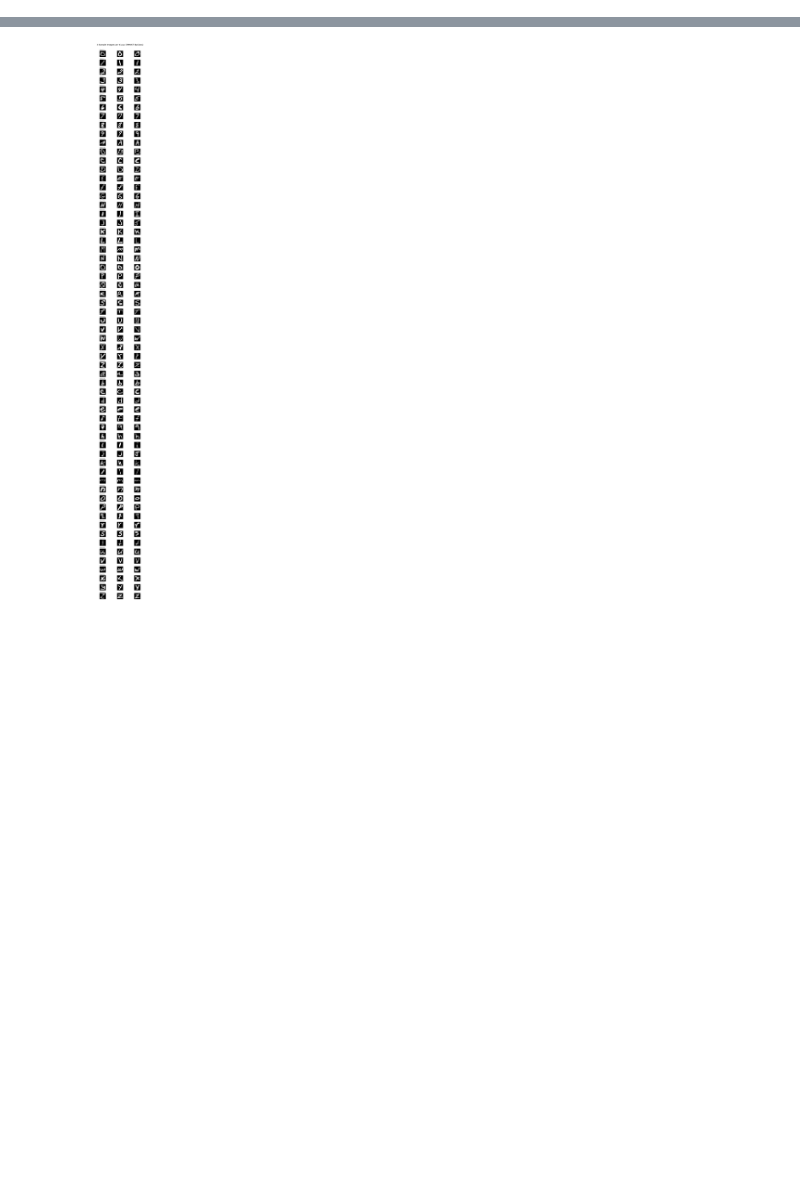
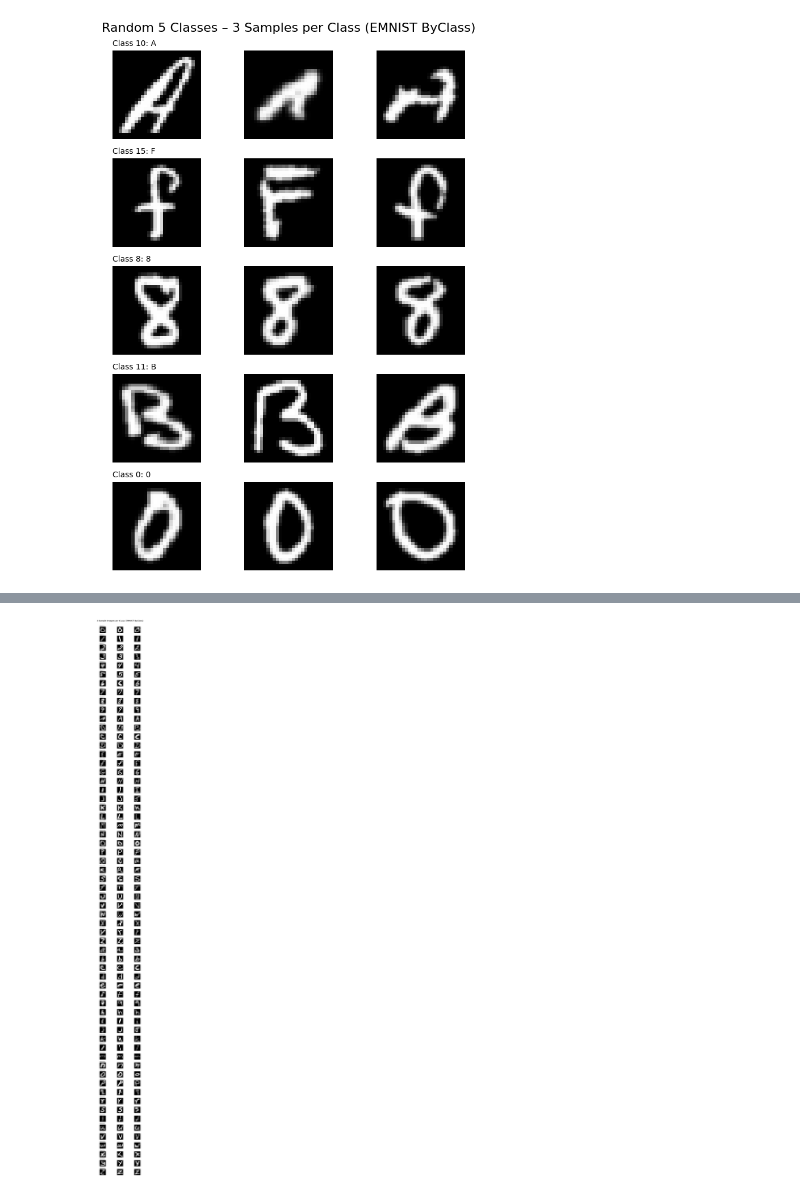
Before and after one commit to Minh1billion/emnist-byclass-regconition-image-processing-project, a Jupyter notebook: notebooks/01_eda.ipynb, the cells around one changed output, grey strips where cells are left out. Saved outputs shown, nothing was run; the diff lists cells and outputs as text; code cells hidden in the pictures; blank space fills up the shorter version.

```diff
--- a/notebooks/01_eda.ipynb
+++ b/notebooks/01_eda.ipynb
@@ -39,3 +39,50 @@ for i in range(26):
 # Lower letters
 for i in range(26):
     mapping[36 + i] = chr(97 + i)
+# %%
+import matplotlib.pyplot as plt
+import numpy as np
+
+num_random_classes = 5
+samples_per_class = 3
+
+# chọn ngẫu nhiên 5 class khác nhau
+random_classes = np.random.choice(
+    np.unique(train_labels),
+    size=num_random_classes,
+    replace=False
+)
+
+fig, axes = plt.subplots(
+    num_random_classes,
+    samples_per_class,
+    figsize=(samples_per_class * 2.5, num_random_classes * 2)
+)
+
+for i, c in enumerate(random_classes):
+    idx = np.where(train_labels == c)[0]
+
+    # chọn ngẫu nhiên 3 ảnh trong class đó
+    chosen = np.random.choice(idx, size=samples_per_class, replace=False)
+
+    for j in range(samples_per_class):
+        ax = axes[i, j]
+        ax.axis('off')
+        ax.imshow(train_images[chosen[j]], cmap='gray')
+
+        if j == 0:
+            ax.set_title(
+                f"Class {c}: {mapping[c]}",
+                fontsize=10,
+                loc='left'
+            )
+
+plt.suptitle(
+    "Random 5 Classes – 3 Samples per Class (EMNIST ByClass)",
+    fontsize=16
+)
+
+plt.tight_layout()
+plt.show()
+# %% [output]
+[figure, added]
```
Also changed, not shown: parts of 5 cells of this notebook, 30 other files.
